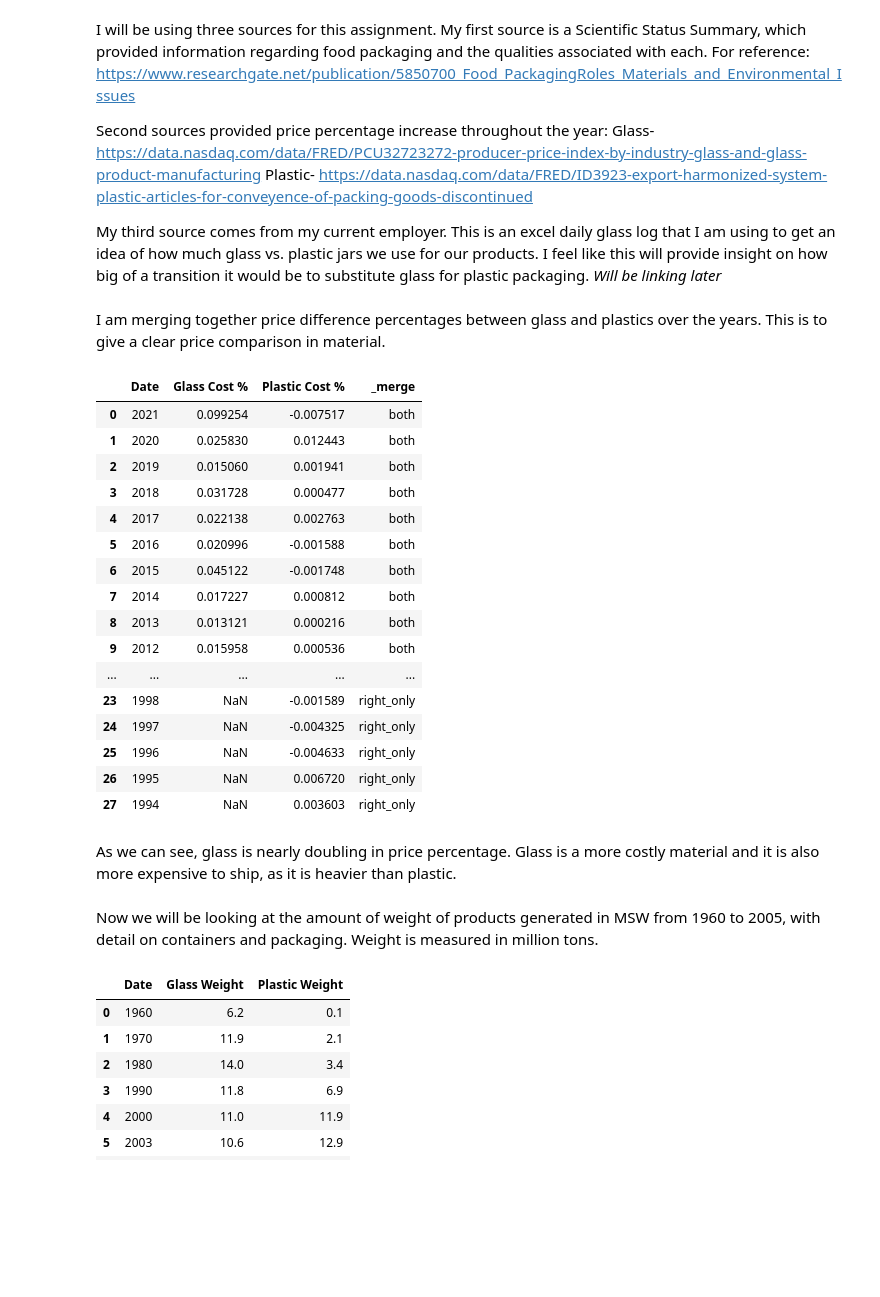
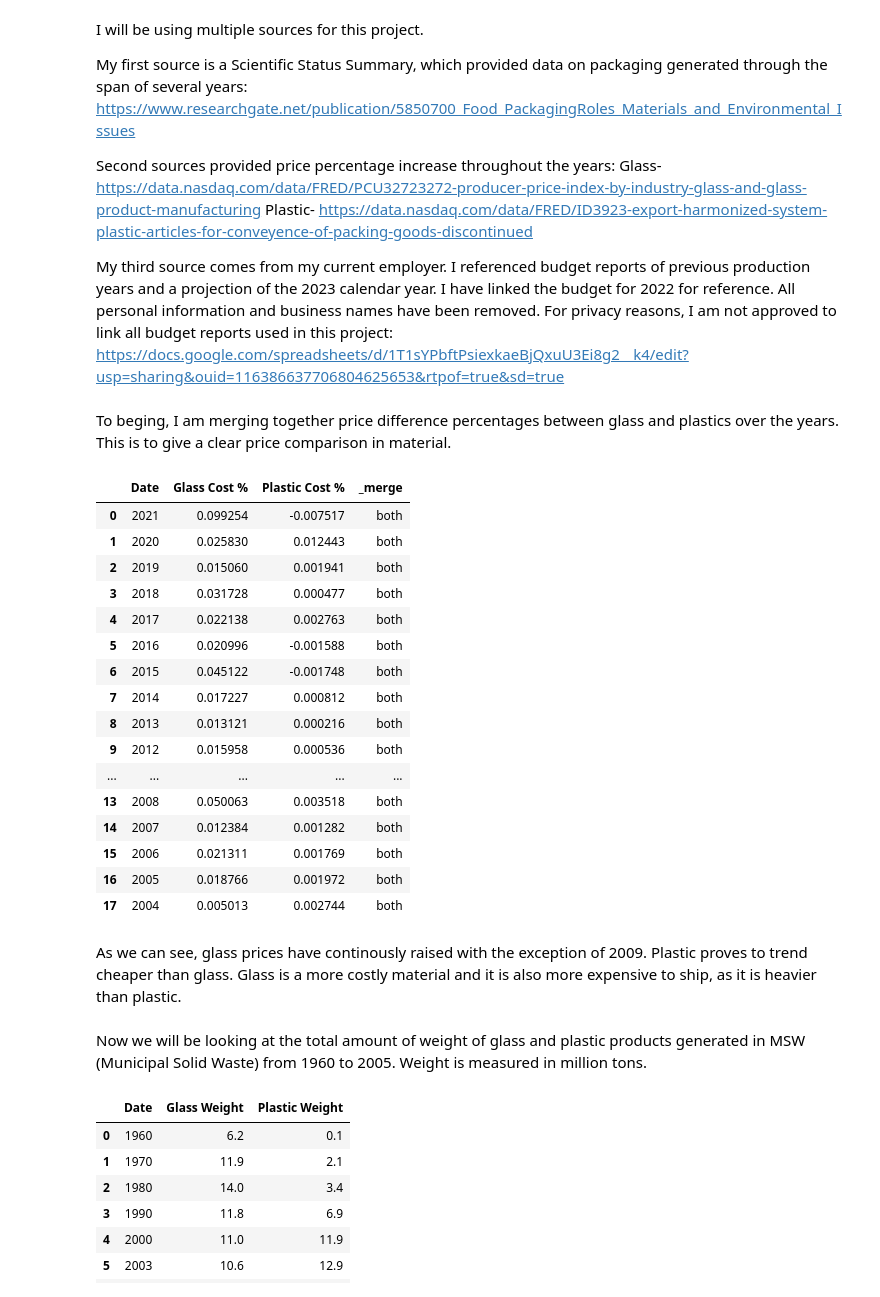
Before and after one commit to khagerthey/VIS1, a Jupyter notebook: Glass_vs_Plastic_Merge.ipynb, the cells around one changed output. Drawn from its saved outputs; the diff is of its cells as text; code cells hidden in the pictures; blank space fills up the shorter version.

```diff
--- a/Glass_vs_Plastic_Merge.ipynb
+++ b/Glass_vs_Plastic_Merge.ipynb
@@ -11,14 +9,15 @@ This assignment I will be investigating the possible solution of substituting ou
 # %% [markdown]
-I will be using three sources for this assignment. My first source is a Scientific Status Summary, which provided information regarding food packaging and the qualities associated with each.
-For reference:
+I will be using multiple sources for this project.
+
+My first source is a Scientific Status Summary, which provided data on packaging generated through the span of several years:
 https://www.researchgate.net/publication/5850700_Food_PackagingRoles_Materials_and_Environmental_Issues
 
-Second sources provided price percentage increase throughout the year:
+Second sources provided price percentage increase throughout the years:
 Glass- https://data.nasdaq.com/data/FRED/PCU32723272-producer-price-index-by-industry-glass-and-glass-product-manufacturing
 Plastic- https://data.nasdaq.com/data/FRED/ID3923-export-harmonized-system-plastic-articles-for-conveyence-of-packing-goods-discontinued
 
-My third source comes from my current employer. This is an excel daily glass log that I am using to get an idea of how much glass vs. plastic jars we use for our products. I feel like this will provide insight on how big of a transition it would be to substitute glass for plastic packaging.
-*Will be linking later*
+My third source comes from my current employer. I referenced budget reports of previous production years and a projection of the 2023 calendar year. I have linked the budget for 2022 for reference. All personal information and business names have been removed. For privacy reasons, I am not approved to link all budget reports used in this project:
+https://docs.google.com/spreadsheets/d/1T1sYPbftPsiexkaeBjQxuU3Ei8g2__k4/edit?usp=sharing&ouid=116386637706804625653&rtpof=true&sd=true
 # %%
 
 import time, os, sys, re
@@ -49,32 +48,32 @@ glass=pd.read_csv('https://raw.githubusercontent.com/khagerthey/VIS1/main/Glass%
 # %%
 plastic=pd.read_csv('https://raw.githubusercontent.com/khagerthey/VIS1/main/Plastic%20price%20%25%20-%20Plastic%20price%20%25%20(3).csv')
 # %% [markdown]
-I am merging together price difference percentages between glass and plastics over the years. This is to give a clear price comparison in material.
+To beging, I am merging together price difference percentages between glass and plastics over the years. This is to give a clear price comparison in material.
 # %%
-mergedPercent = pd.merge(glass, plastic, how='outer', on=['Date'],indicator=True)
+mergedPercent = pd.merge(glass, plastic, how='inner', on=['Date'],indicator=True)
 mergedPercent
 # %% [output]
 |  | Date | Glass Cost % | Plastic Cost % | _merge |
 | 0 | 2021 | 0.099254 | -0.007517 | both |
 | 1 | 2020 | 0.025830 | 0.012443 | both |
 | 2 | 2019 | 0.015060 | 0.001941 | both |
 | 3 | 2018 | 0.031728 | 0.000477 | both |
 | 4 | 2017 | 0.022138 | 0.002763 | both |
 | 5 | 2016 | 0.020996 | -0.001588 | both |
 | 6 | 2015 | 0.045122 | -0.001748 | both |
 | 7 | 2014 | 0.017227 | 0.000812 | both |
 | 8 | 2013 | 0.013121 | 0.000216 | both |
 | 9 | 2012 | 0.015958 | 0.000536 | both |
 | ... | ... | ... | ... | ... |
-| 23 | 1998 | NaN | -0.001589 | right_only |
-| 24 | 1997 | NaN | -0.004325 | right_only |
-| 25 | 1996 | NaN | -0.004633 | right_only |
-| 26 | 1995 | NaN | 0.006720 | right_only |
-| 27 | 1994 | NaN | 0.003603 | right_only |
+| 13 | 2008 | 0.050063 | 0.003518 | both |
+| 14 | 2007 | 0.012384 | 0.001282 | both |
+| 15 | 2006 | 0.021311 | 0.001769 | both |
+| 16 | 2005 | 0.018766 | 0.001972 | both |
+| 17 | 2004 | 0.005013 | 0.002744 | both |
 # %% [markdown]
-As we can see, glass is nearly doubling in price percentage. Glass is a more costly material and it is also more expensive to ship, as it is heavier than plastic.
+As we can see, glass prices have continously raised with the exception of 2009. Plastic proves to trend cheaper than glass. Glass is a more costly material and it is also more expensive to ship, as it is heavier than plastic.
 # %% [markdown]
-Now we will be looking at the amount of weight of products generated in MSW from 1960 to 2005, with detail on containers and packaging. Weight is measured in million tons.
+Now we will be looking at the total amount of weight of glass and plastic products generated in MSW (Municipal Solid Waste) from 1960 to 2005. Weight is measured in million tons.
 # %%
 weight=pd.read_csv('https://raw.githubusercontent.com/khagerthey/VIS1/main/Copy%20of%20Food%20Packaging%20-%20Roles%2C%20Materials%2C%20and%20Environmental%20Issues%20CLEANED%20-%20Weight%20Cleaned.csv')
 weight
```
Also changed, not shown: parts of 14 cells of this notebook.
